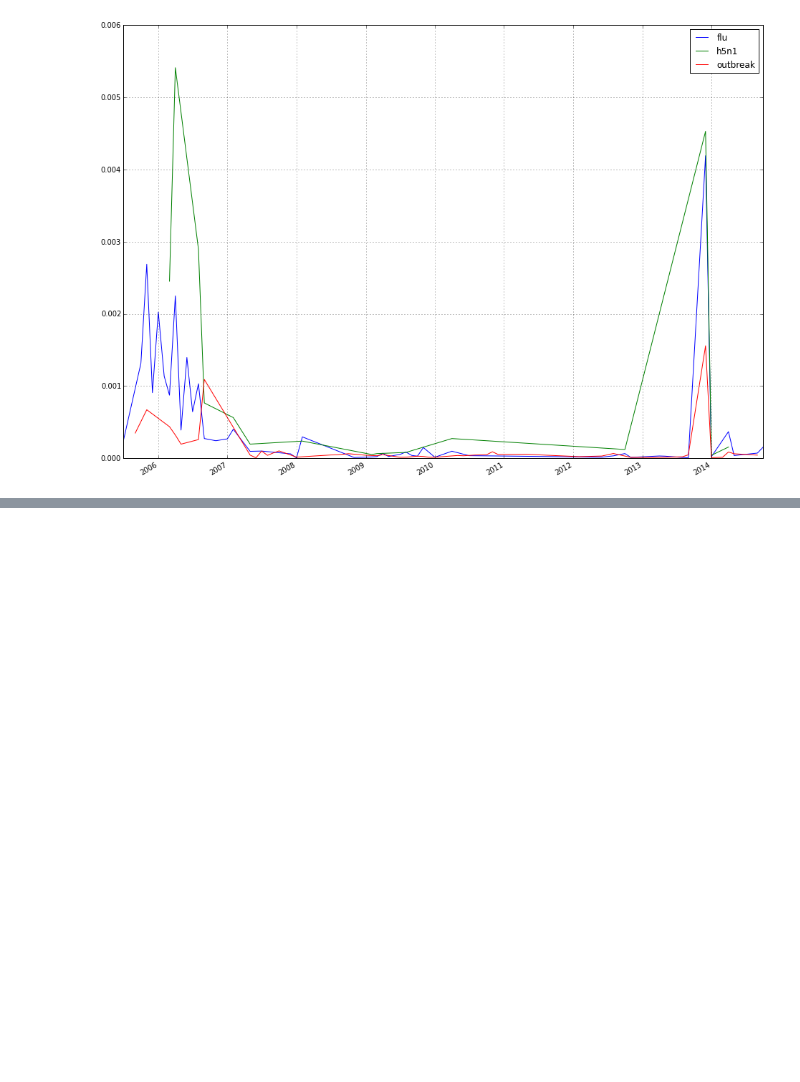
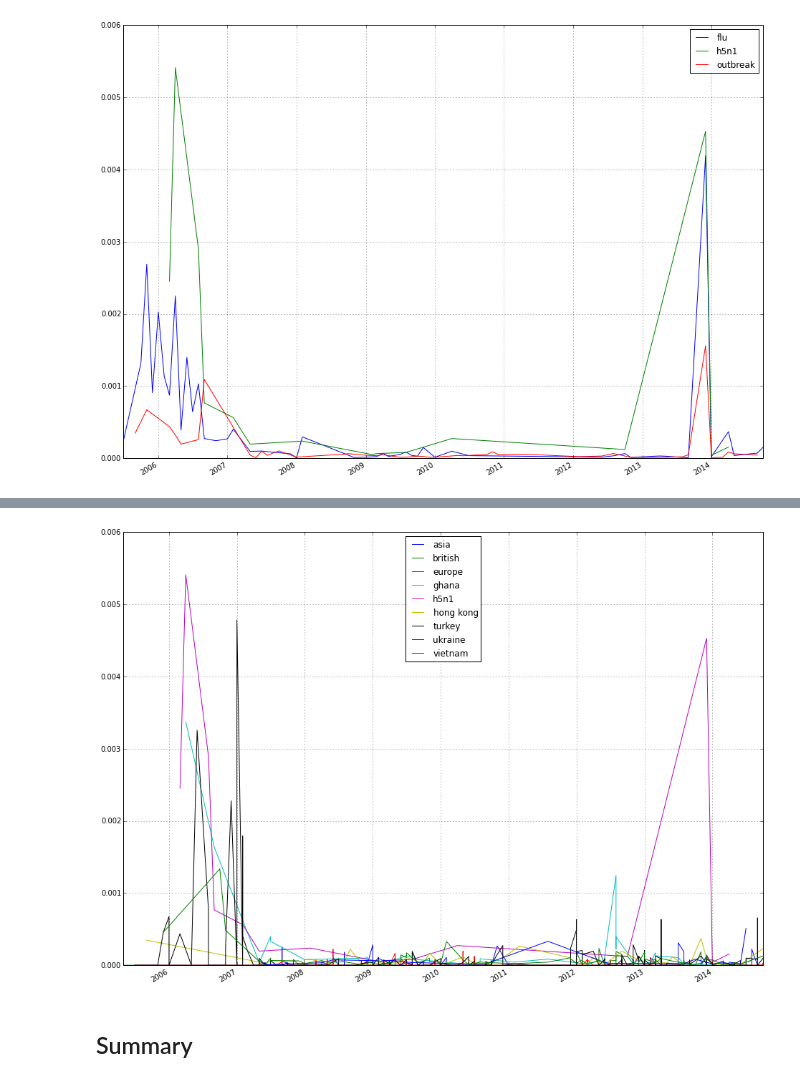
Before and after one commit to dwmclary/odsb2014, a Jupyter notebook: notebooks/Trend Search with Big Data and SQL.ipynb, the cells around one changed output, grey strips where cells are left out. Cells and saved outputs as stored; diff of their text form; code cells hidden in the pictures; blank space fills up the shorter version.

Commit message:
added Trend Search

```diff
--- a/notebooks/Trend Search with Big Data and SQL.ipynb
+++ b/notebooks/Trend Search with Big Data and SQL.ipynb
@@ -156,0 +217,7 @@ plot_term_search(s)
+# %%
+s = _
+plot_term_search(s)
+# %% [output]
+[figure, added]
+# %% [markdown]
+## Summary
```
Also changed, not shown: parts of 10 cells of this notebook.
